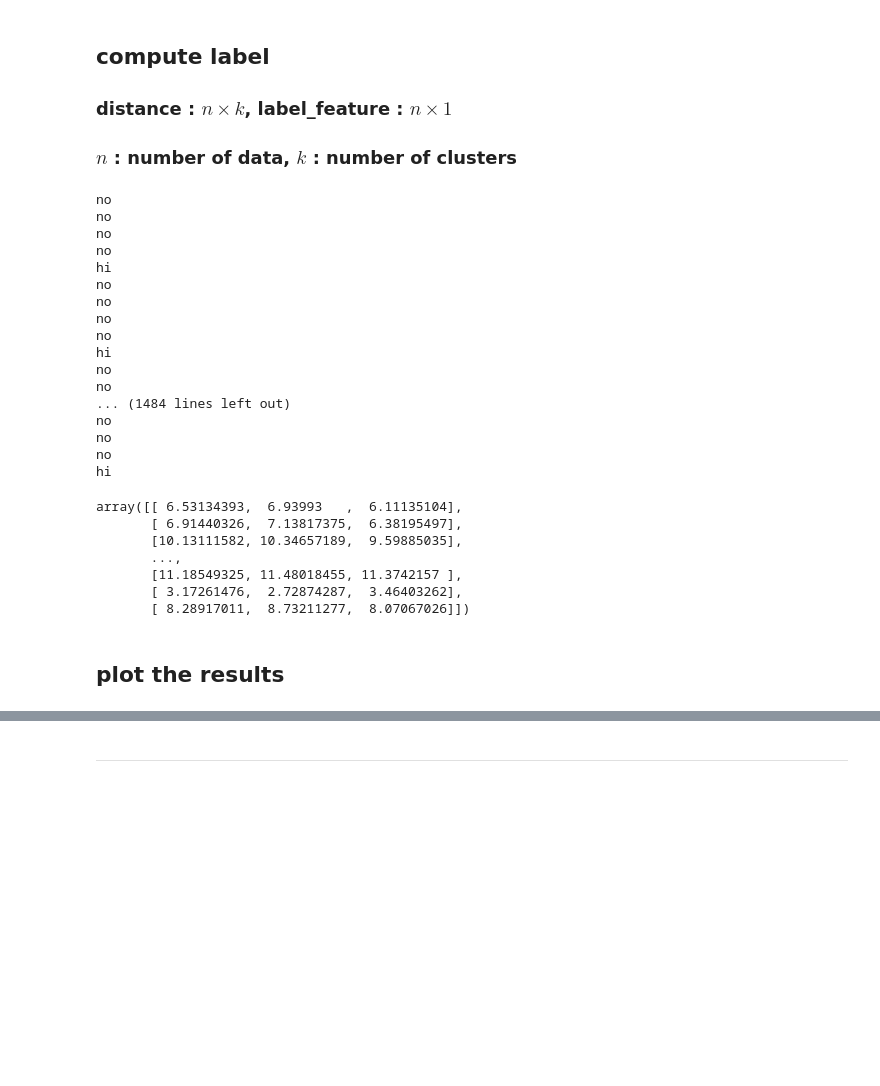
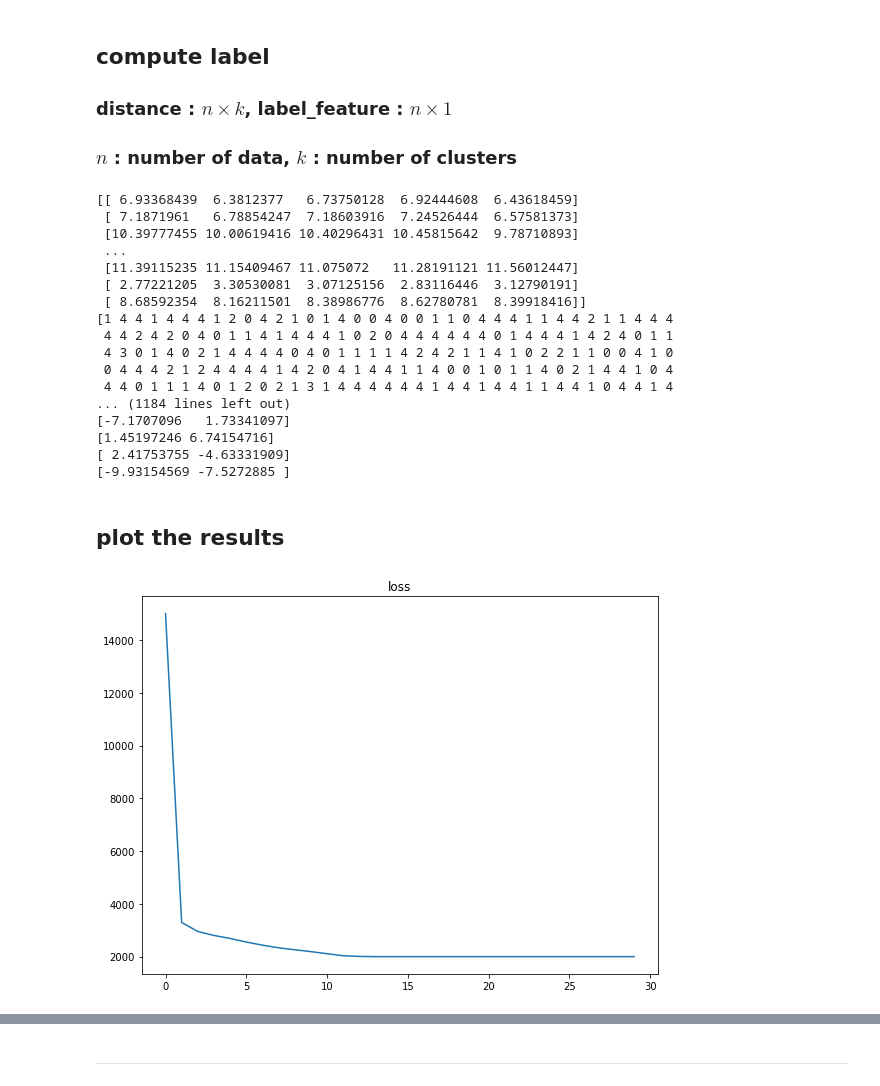
Before and after one commit to sejongpyo/Studies, a Jupyter notebook: 11/assignment_11.ipynb, the cells around one changed output, grey strips where cells are left out. Saved outputs shown, nothing was run; the diff lists cells and outputs as text; code cells hidden in the pictures; blank space fills up the shorter version.

```diff
--- a/11/assignment_11.ipynb
+++ b/11/assignment_11.ipynb
@@ -72,51 +70,45 @@ number_iteration    = 300
 # ===================================================
 # %%
-distance            = np.zeros(shape=(number_data, number_cluster)) # 1000, 3
-centroid            = np.random.rand(number_cluster, number_feature) # 3, 2
+distance            = np.zeros(shape=(number_data, number_cluster)) # 1000, 5
+centroid            = np.random.rand(number_cluster, number_feature) # 5, 2
 loss_iteration      = np.zeros(shape=(number_iteration, 1)) # 300, 1
-centroid_iteration  = np.zeros(shape=(number_iteration, number_cluster, number_feature)) # 300, 3, 2
+centroid_iteration  = np.zeros(shape=(number_iteration, number_cluster, number_feature)) # 300, 5, 2
 
 for i in range(number_iteration):
     distance[:, 0] = compute_distance(feature, centroid[0])
     for k in range(1, number_cluster):
         distance[:, k] = compute_distance(feature, centroid[k])
+    label_feature = compute_label(distance)
 
+    print(distance)
+    print(label_feature)
+    loss = np.sum(np.min(distance, axis = 1) ** 2) * (1/number_cluster)
+    loss_iteration[i] = loss
 
-    label_feature = compute_label(distance)
-#     loss_iteration[i] = distance[]
     for j in range(number_cluster):
         com_centroid = compute_centroid(feature, label_feature, j)
-    centroid_iteration[i, j, :] = com_centroid
-    print('hi')
-centroid = com_centroid
+        print(com_centroid)
+        centroid_iteration[i, j, :] = com_centroid
+
+    centroid = centroid_iteration[i]
 # %% [output]
-no
-no
-no
-no
-hi
-no
-no
-no
-no
-hi
-no
-no
-... (1484 lines left out)
-no
-no
-no
-hi
+[[ 6.93368439  6.3812377   6.73750128  6.92444608  6.43618459]
+ [ 7.1871961   6.78854247  7.18603916  7.24526444  6.57581373]
+ [10.39777455 10.00619416 10.40296431 10.45815642  9.78710893]
+ ...
+ [11.39115235 11.15409467 11.075072   11.28191121 11.56012447]
+ [ 2.77221205  3.30530081  3.07125156  2.83116446  3.12790191]
+ [ 8.68592354  8.16211501  8.38986776  8.62780781  8.39918416]]
+[1 4 4 1 4 4 4 1 2 0 4 2 1 0 1 4 0 0 4 0 0 1 1 0 4 4 4 1 1 4 4 2 1 1 4 4 4
+ 4 4 2 4 2 0 4 0 1 1 4 1 4 4 4 1 0 2 0 4 4 4 4 4 4 0 1 4 4 4 1 4 2 4 0 1 1
+ 4 3 0 1 4 0 2 1 4 4 4 4 0 4 0 1 1 1 1 4 2 4 2 1 1 4 1 0 2 2 1 1 0 0 4 1 0
+ 0 4 4 4 2 1 2 4 4 4 4 1 4 2 0 4 1 4 4 1 1 4 0 0 1 0 1 1 4 0 2 1 4 4 1 0 4
+ 4 4 0 1 1 1 4 0 1 2 0 2 1 3 1 4 4 4 4 4 4 1 4 4 1 4 4 1 1 4 4 1 0 4 4 1 4
+... (1184 lines left out)
+[-7.1707096   1.73341097]
+[1.45197246 6.74154716]
+[ 2.41753755 -4.63331909]
+[-9.93154569 -7.5272885 ]
-# %%
-distance
-# %% [output]
-array([[ 6.53134393,  6.93993   ,  6.11135104],
-       [ 6.91440326,  7.13817375,  6.38195497],
-       [10.13111582, 10.34657189,  9.59885035],
-       ...,
-       [11.18549325, 11.48018455, 11.3742157 ],
-       [ 3.17261476,  2.72874287,  3.46403262],
-       [ 8.28917011,  8.73211277,  8.07067026]])
 # %% [markdown]
 ## plot the results
 # %%
@@ -135,6 +127,10 @@ def plot_loss_curve(loss_iteration):
     plt.plot(list(range(len(loss_iteration))), loss_iteration)
     plt.tight_layout()
     plt.show()
+# %%
+plot_loss_curve(loss_iteration)
+# %% [output]
+[figure, added]
 # %%
 
 def plot_centroid(centroid_iteration):
```
Also changed, not shown: parts of 4 cells of this notebook.
